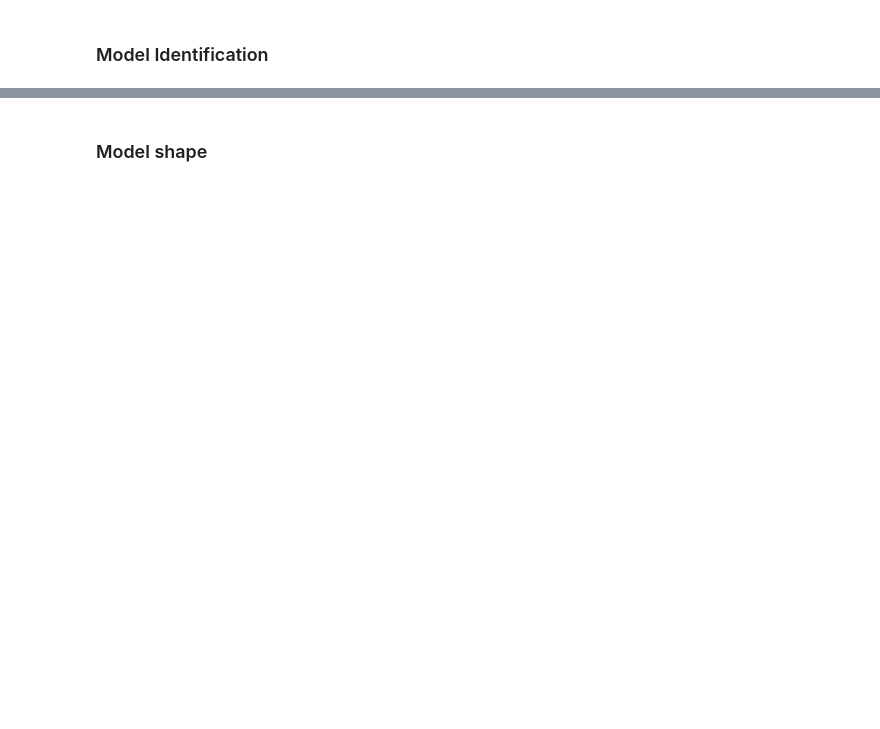
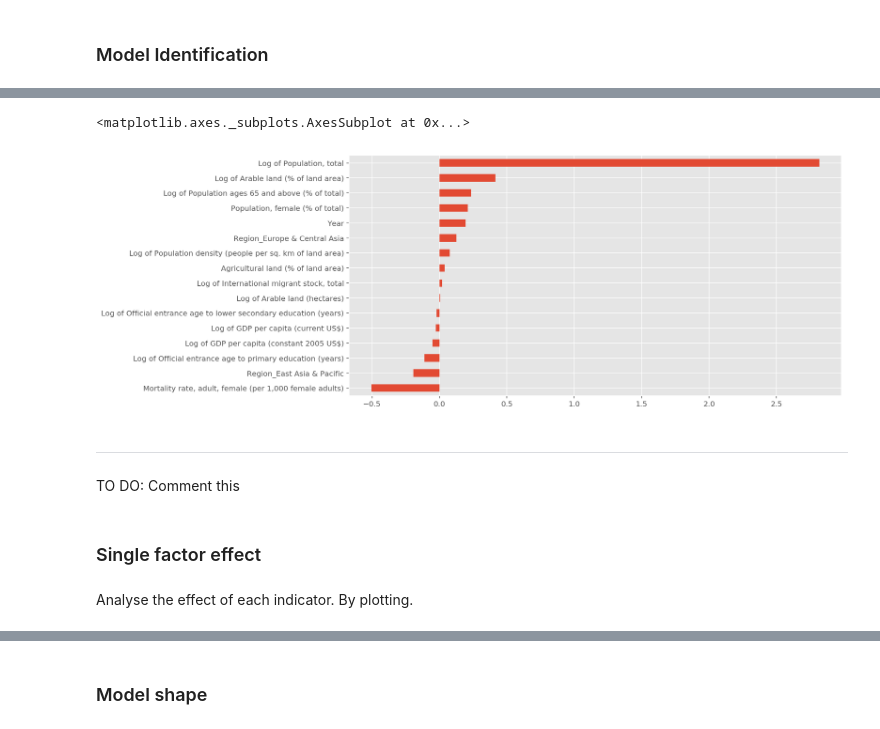
Before and after one commit to luciofaso/migration_analysis, a Jupyter notebook: EmigrationModel.ipynb, the cells around one changed output, grey strips where cells are left out. Saved outputs shown, nothing was run; the diff lists cells and outputs as text; code cells hidden in the pictures; blank space fills up the shorter version.

```diff
--- a/EmigrationModel.ipynb
+++ b/EmigrationModel.ipynb
@@ -92,0 +157,12 @@ model_lasso = LassoCV(0.005,max_iter=100000000)
+# %%
+small_lasso_coeff_df.sort_values().plot(kind='barh')
+# %% [output]
+<matplotlib.axes._subplots.AxesSubplot at 0x...>
+[figure, added]
+# %% [markdown]
+____
+TO DO: Comment this
+# %% [markdown]
+### Single factor effect
+# %% [markdown]
+Analyse the effect of each indicator. By plotting.
```
Also changed, not shown: parts of 70 cells of this notebook.
